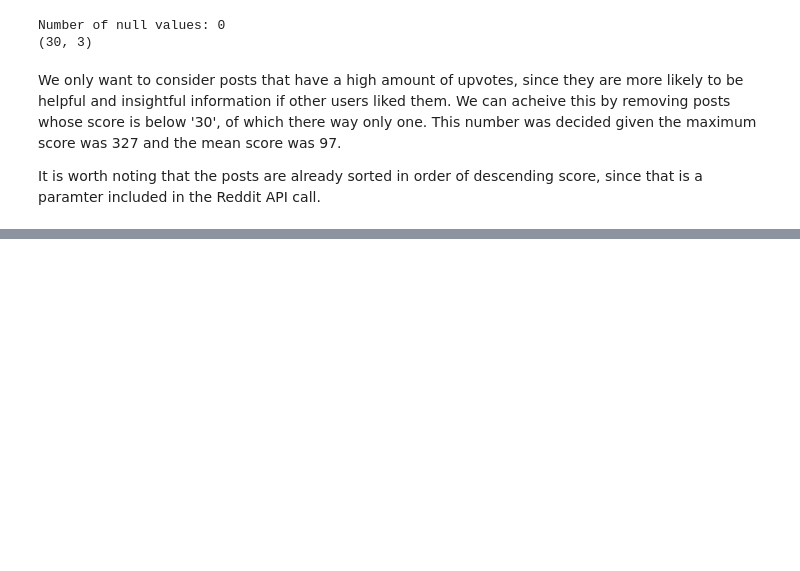
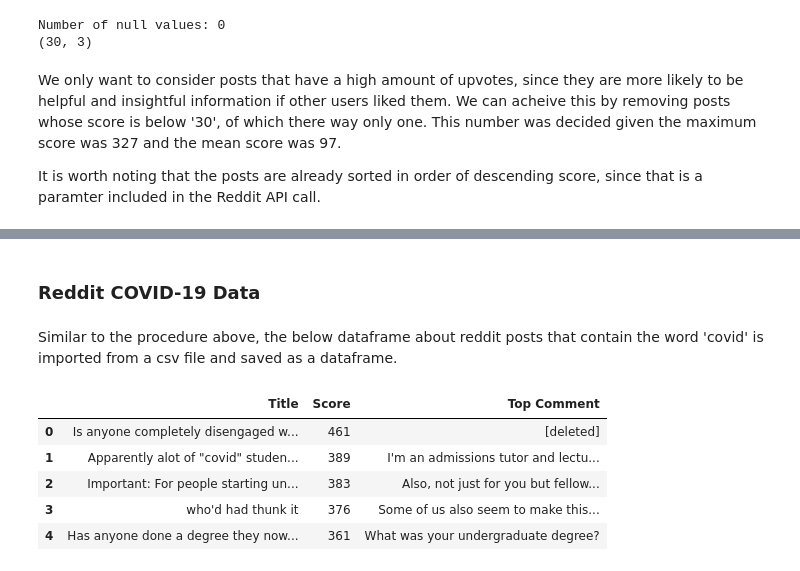
Before and after one commit to codingfishguy/ST115-Group-Project, a Jupyter notebook: Report.ipynb, the cells around one changed output, grey strips where cells are left out. Drawn from its saved outputs; the diff is of its cells as text; code cells hidden in the pictures; blank space fills up the shorter version.

```diff
--- a/Report.ipynb
+++ b/Report.ipynb
@@ -274,0 +279,14 @@ New number of posts: 29
+# %% [markdown]
+### Reddit COVID-19 Data
+# %% [markdown]
+Similar to the procedure above, the below dataframe about reddit posts that contain the word 'covid' is imported from a csv file and saved as a dataframe.
+# %%
+covid_reddit_data_df = pd.read_csv("Data/covid_reddit_data.csv")
+covid_reddit_data_df.head(5)
+# %% [output]
+|  | Title | Score | Top Comment |
+| 0 | Is anyone completely disengaged w... | 461 | [deleted] |
+| 1 | Apparently alot of "covid" studen... | 389 | I'm an admissions tutor and lectu... |
+| 2 | Important: For people starting un... | 383 | Also, not just for you but fellow... |
+| 3 | who'd had thunk it | 376 | Some of us also seem to make this... |
+| 4 | Has anyone done a degree they now... | 361 | What was your undergraduate degree? |
```
Also changed, not shown: parts of 9 cells of this notebook, 3 other files.
